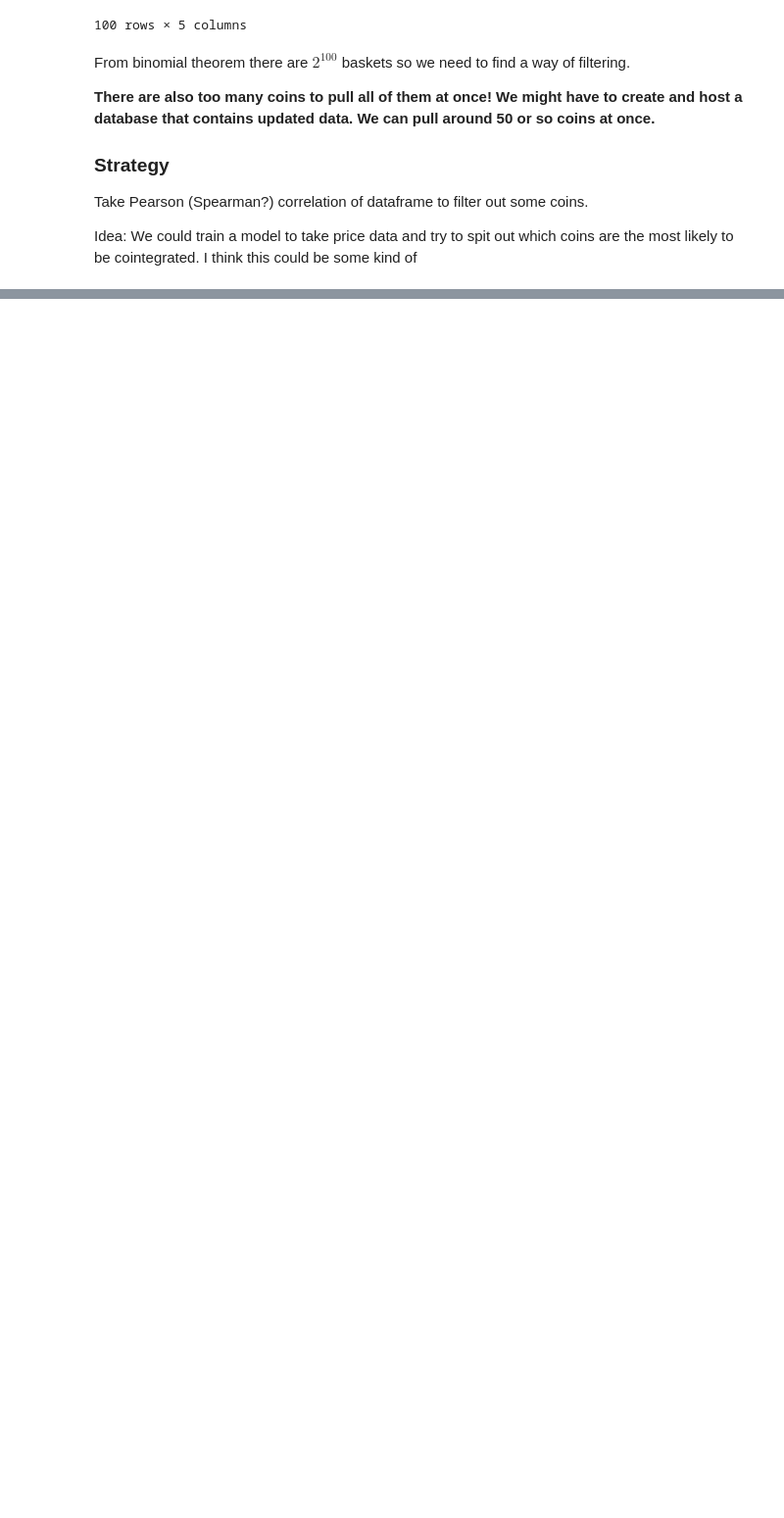
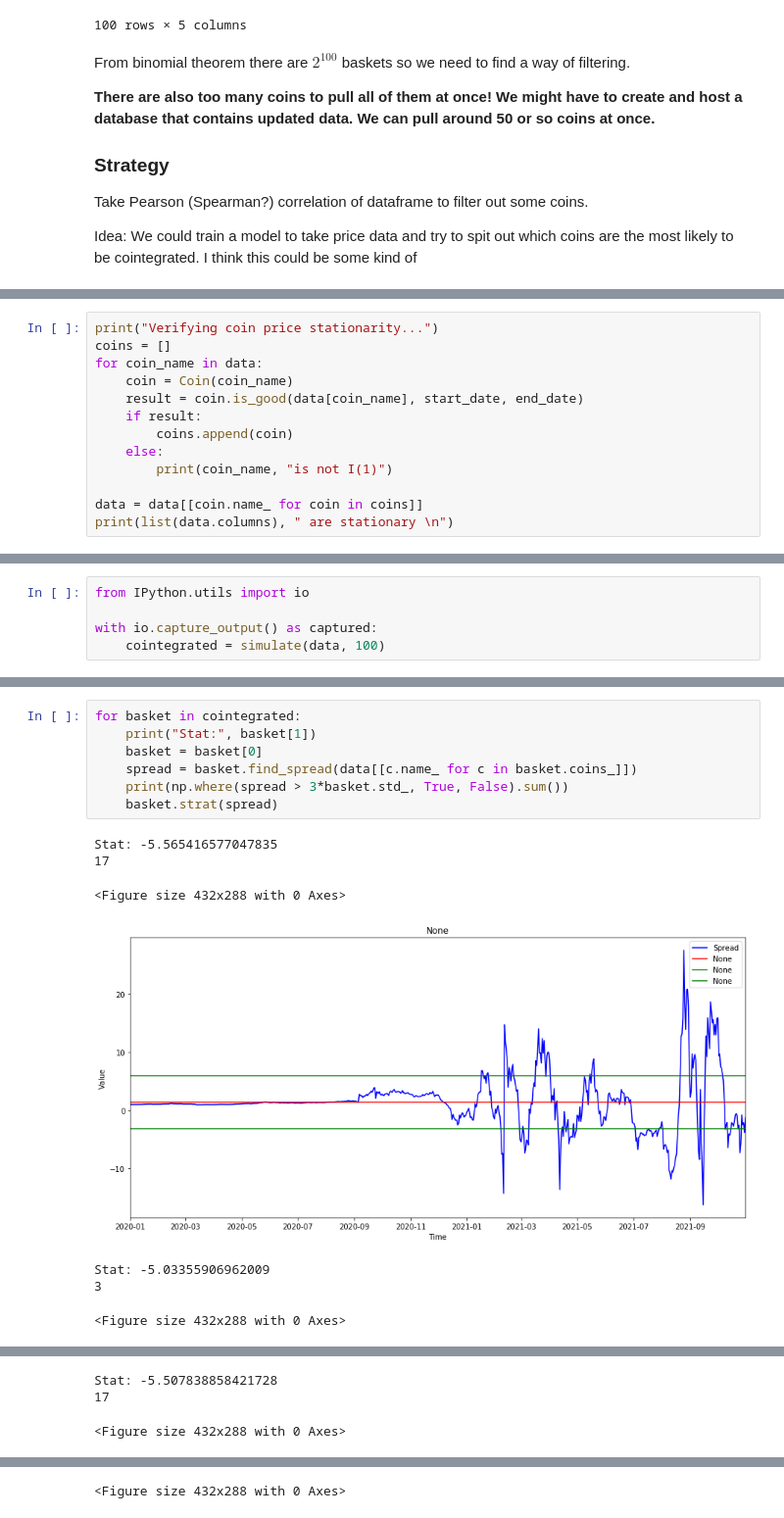
Before and after one commit to jcanedo279/cointegridy, a Jupyter notebook: src/cointegration.ipynb, the cells around one changed output, grey strips where cells are left out. Shown at 98% size. Saved outputs shown, nothing was run; the diff lists cells and outputs as text; blank space fills up the shorter version.

Commit message:
Finding baskets

```diff
--- a/src/cointegration.ipynb
+++ b/src/cointegration.ipynb
@@ -312,0 +240,13 @@ corr
+# %%
+print("Verifying coin price stationarity...")
+coins = []
+for coin_name in data:
+    coin = Coin(coin_name)
+    result = coin.is_good(data[coin_name], start_date, end_date)
+    if result:
+        coins.append(coin)
+    else:
+        print(coin_name, "is not I(1)")
+
+data = data[[coin.name_ for coin in coins]]
+print(list(data.columns), " are stationary \n")
@@ -312,0 +343,5 @@ corr
+# %%
+from IPython.utils import io
+
+with io.capture_output() as captured:
+    cointegrated = simulate(data, 100)
@@ -312,0 +363,15 @@ corr
+# %%
+for basket in cointegrated:
+    print("Stat:", basket[1])
+    basket = basket[0]
+    spread = basket.find_spread(data[[c.name_ for c in basket.coins_]])
+    print(np.where(spread > 3*basket.std_, True, False).sum())
+    basket.strat(spread)
+# %% [output]
+Stat: -5.565416577047835
+17
+<Figure size 432x288 with 0 Axes>
+[figure, added]
+Stat: -5.03355906962009
+3
+<Figure size 432x288 with 0 Axes>
@@ -312,0 +379,3 @@ corr
+Stat: -5.507838858421728
+17
+<Figure size 432x288 with 0 Axes>
@@ -312,0 +385 @@ corr
+<Figure size 432x288 with 0 Axes>
```
Also changed, not shown: parts of 15 cells of this notebook, 2 other files.
